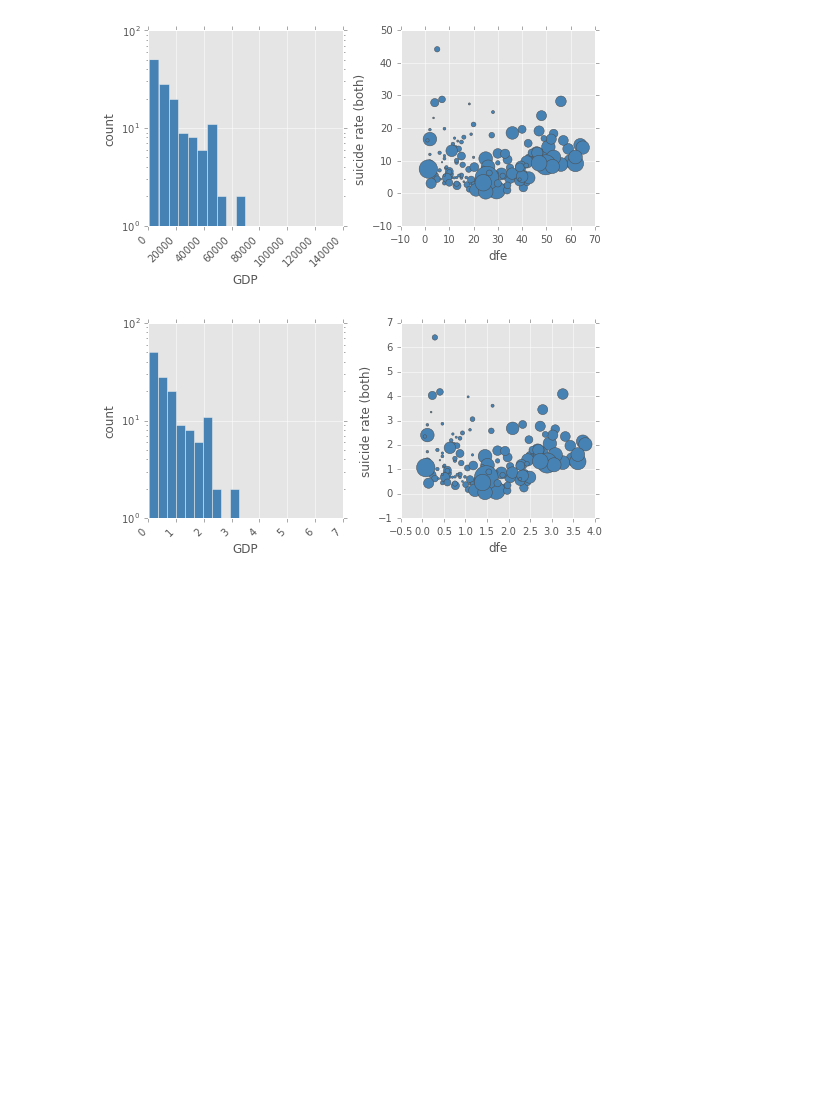
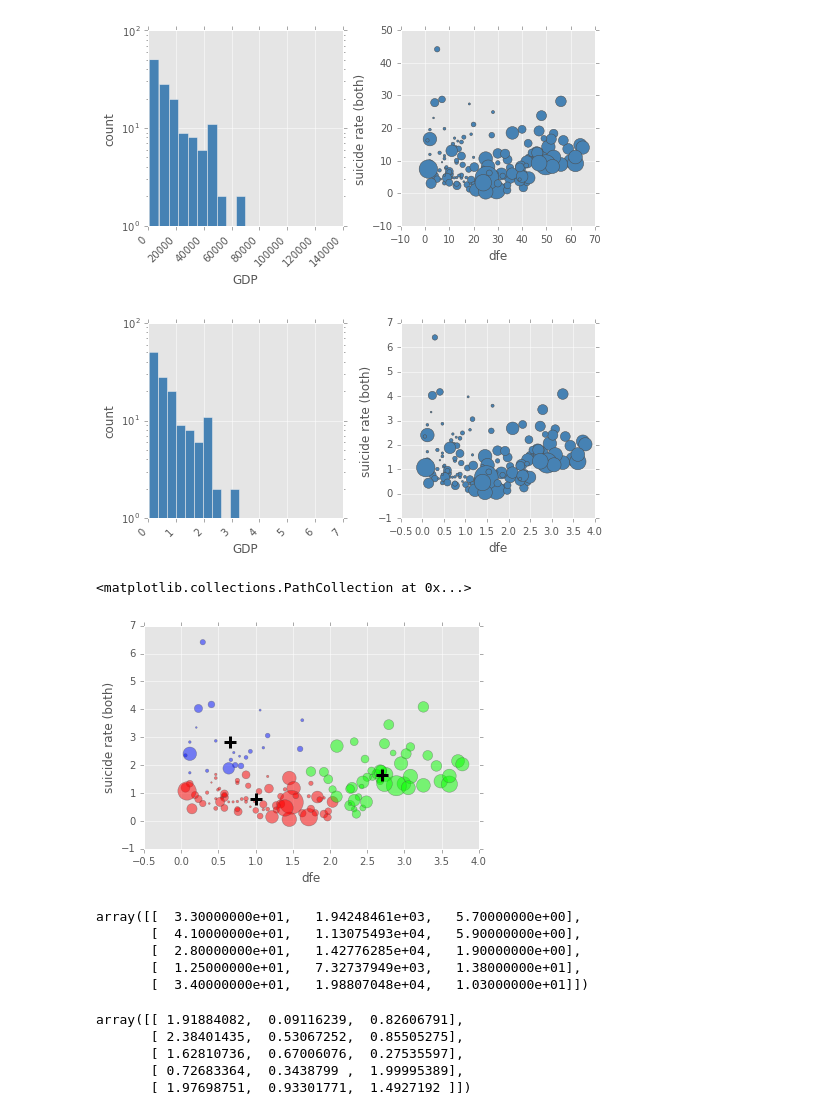
Before and after one commit to grehujt/SmallPythonProjects, a Jupyter notebook: jupyterNotebooks/clustering/clustering.ipynb, the cells around one changed output. Drawn from its saved outputs; the diff is of its cells as text; code cells hidden in the pictures; blank space fills up the shorter version.

```diff
--- a/jupyterNotebooks/clustering/clustering.ipynb
+++ b/jupyterNotebooks/clustering/clustering.ipynb
@@ -119,3 +119,34 @@ plt.ylabel('suicide rate (both)')
 plt.subplots_adjust(wspace=0.3)
 # %% [output]
 [figure]
+# %%
+from sklearn.cluster import KMeans
+k = 3
+model = KMeans(n_clusters=k).fit(w[:, [0, 2]])
+
+plt.scatter(w[:, 0], w[:, 2], s=141*4*w[:, 1] / w[:, 1].max(), edgecolor='0.3',
+            color=plt.cm.get_cmap("hsv", k+1)(model.labels_), alpha=0.5)
+plt.xlabel('dfe')
+plt.ylabel('suicide rate (both)')
+
+plt.scatter(model.cluster_centers_[:, 0], model.cluster_centers_[:, 1], marker='+',
+            color='k', s=141, lw=3)
+# %% [output]
+<matplotlib.collections.PathCollection at 0x...>
+[figure, added]
+# %%
+rates[:5, :]
+# %% [output]
+array([[  3.30000000e+01,   1.94248461e+03,   5.70000000e+00],
+       [  4.10000000e+01,   1.13075493e+04,   5.90000000e+00],
+       [  2.80000000e+01,   1.42776285e+04,   1.90000000e+00],
+       [  1.25000000e+01,   7.32737949e+03,   1.38000000e+01],
+       [  3.40000000e+01,   1.98807048e+04,   1.03000000e+01]])
+# %%
+w[:5]
+# %% [output]
+array([[ 1.91884082,  0.09116239,  0.82606791],
+       [ 2.38401435,  0.53067252,  0.85505275],
+       [ 1.62810736,  0.67006076,  0.27535597],
+       [ 0.72683364,  0.3438799 ,  1.99995389],
+       [ 1.97698751,  0.93301771,  1.4927192 ]])
```
